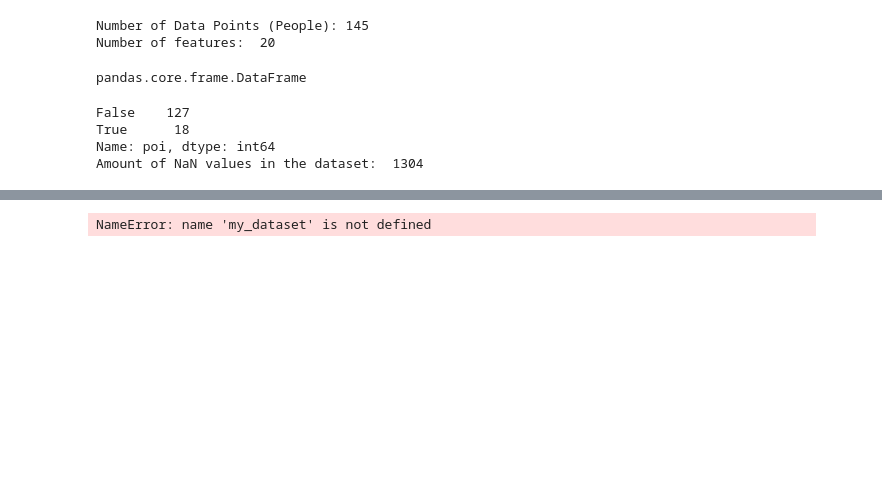
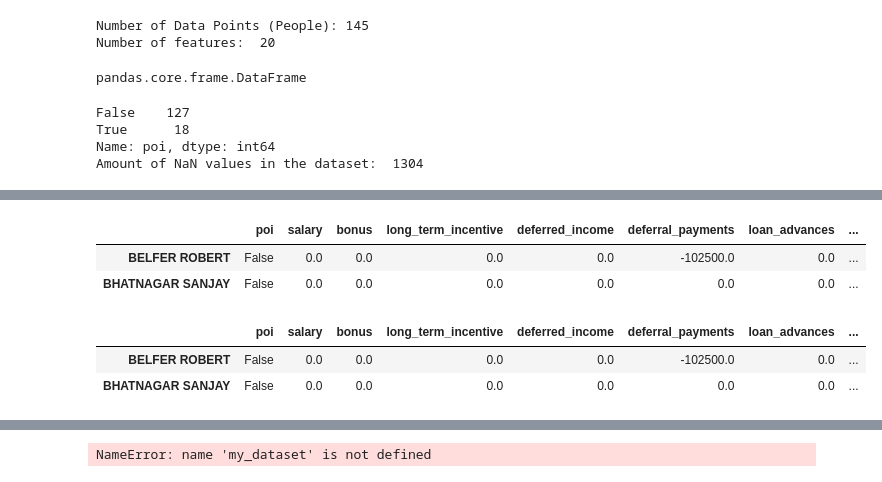
Before and after one commit to Anukriti2512/Person-of-Interest-Classifier, a Jupyter notebook: final_project/Poi_Classifier.ipynb, the cells around one changed output, grey strips where cells are left out. Cells and saved outputs as stored; diff of their text form; code cells hidden in the pictures; blank space fills up the shorter version.

```diff
--- a/final_project/Poi_Classifier.ipynb
+++ b/final_project/Poi_Classifier.ipynb
@@ -118,0 +117,20 @@ See the caveats in the documentation: http://pandas.pydata.org/pandas-docs/stabl
+# %%
+### Task 2: Remove outliers
+#Check total payments
+
+payments = ['salary', 'bonus', 'long_term_incentive', 'deferred_income',
+    'deferral_payments', 'loan_advances', 'other', 'expenses', 'director_fees']
+enron_data[enron_data[payments].sum(axis='columns') != enron_data.total_payments]
+# %% [output]
+|  | poi | salary | bonus | long_term_incentive | deferred_income | deferral_payments | loan_advances | ... |
+| BELFER ROBERT | False | 0.0 | 0.0 | 0.0 | 0.0 | -102500.0 | 0.0 | ... |
+| BHATNAGAR SANJAY | False | 0.0 | 0.0 | 0.0 | 0.0 | 0.0 | 0.0 | ... |
+# %%
+stocks = ['exercised_stock_options',
+                'restricted_stock',
+                'restricted_stock_deferred']
+enron_data[enron_data[stocks].sum(axis='columns') != enron_data.total_stock_value]
+# %% [output]
+|  | poi | salary | bonus | long_term_incentive | deferred_income | deferral_payments | loan_advances | ... |
+| BELFER ROBERT | False | 0.0 | 0.0 | 0.0 | 0.0 | -102500.0 | 0.0 | ... |
+| BHATNAGAR SANJAY | False | 0.0 | 0.0 | 0.0 | 0.0 | 0.0 | 0.0 | ... |
```
Also changed, not shown: parts of 7 cells of this notebook.
